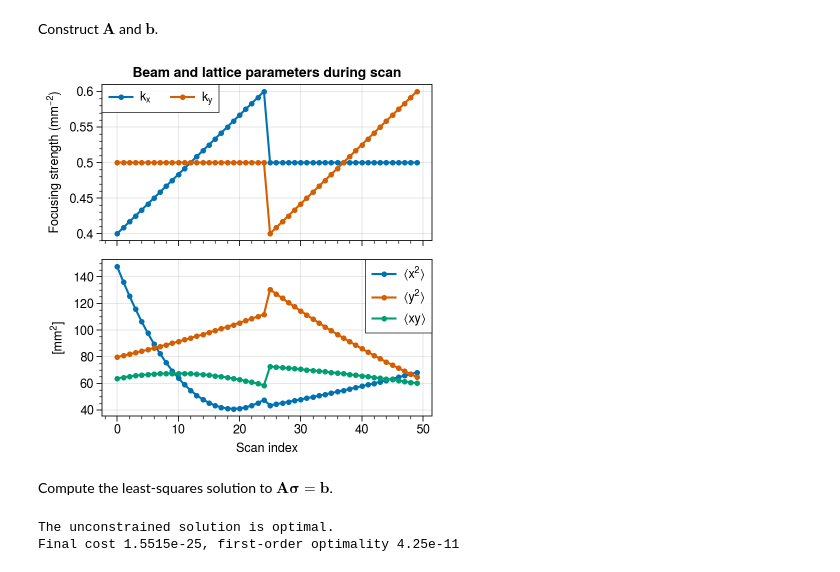
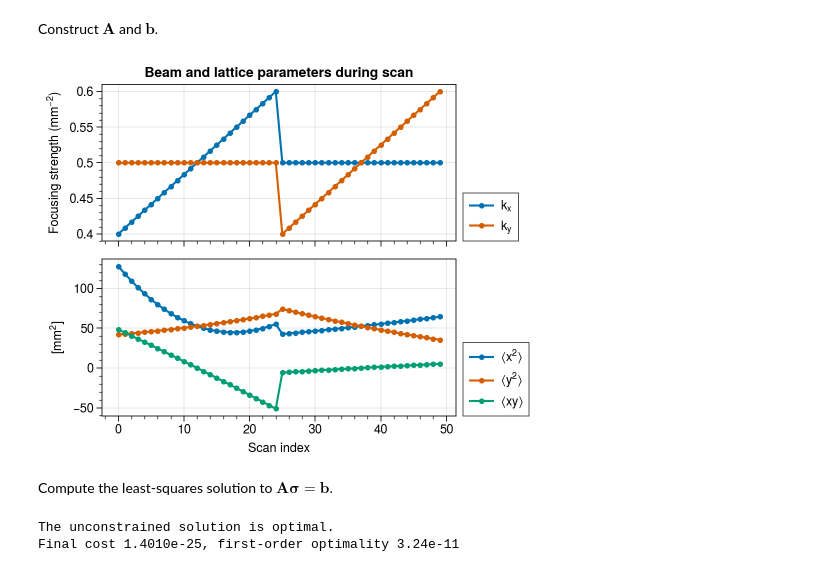
Before and after one commit to austin-hoover/accphys-tools, a Jupyter notebook: jupyter_notebooks/sigma_reconstruction.ipynb, the cells around one changed output. Cells and saved outputs as stored; diff of their text form; code cells hidden in the pictures.

```diff
--- a/jupyter_notebooks/sigma_reconstruction.ipynb
+++ b/jupyter_notebooks/sigma_reconstruction.ipynb
@@ -92,7 +80,7 @@ def get_vec(Sigma):
 env = Envelope(eps=25)
 env.match_bare(lattice.M, method='2D')
 
-init_params = env.params
+init_params = np.copy(env.params)
 Sigma0 = env.cov()
 sigma0 = get_vec(Sigma0)
 show(Sigma0, 'Covariance matrix at s0')
@@ -116,3 +98,24 @@ k2_vals[nscans//2:] = np.linspace(0.4, 0.6, nscans//2)
+# %%
+def get_kvals(kmin, kmax, nscans):
+    """Return quadrupole strengths at each scan index.
+
+    We linearly increase k1 (focusing quad) in the first half of the scan while
+    keeping k2 (defocusing quad) constant. This is flipped in the second half.
+    The strengths are measured in m^-2.
+    """
+    kavg = 0.5*(kmin + kmax)
+    k1vals, k2vals = np.full(nscans, kavg), np.full(nscans, kavg)
+    i = nscans // 2
+    linear_scan = np.linspace(kmin, kmax, i)
+    k1vals[:i] = linear_scan
+    if nscans % 2 != 0:
+        i += 1
+    k2vals[i:] = linear_scan
+    return k1vals, k2vals
+# %%
+nscans = 50
+kmin, kmax = (0.4, 0.6)
+k1vals, k2vals = get_kvals(kmin, kmax, nscans)
 # %% [markdown]
 Construct $\mathbf{A}$ and $\mathbf{b}$.
 # %%
@@ -138,24 +144,26 @@ b = np.array(b)
 # %%
-fig, axes = plot.subplots(nrows=2, figsize=(4, 4), spany=False)
-axes[0].plot(k1_vals, marker='.')
-axes[0].plot(k2_vals, marker='.')
-for data in y.T:
-    axes[1].plot(data, marker='.')
-axes[0].legend(labels=['$k_x$', '$k_y$'])
-axes[1].legend(labels=[r'$\langle{x^2}\rangle$', r'$\langle{y^2}\rangle$', r'$\langle{xy}\rangle$'], ncols=1);
+A, b = scan(env.params, kmin, kmax, nscans)
+
+fig, axes = plot.subplots(nrows=2, figsize=(5, 4), spany=False)
+axes[0].plot(k1vals, marker='.')
+axes[0].plot(k2vals, marker='.')
+for i in range(3):
+    axes[1].plot(b[i::3], marker='.')
+axes[0].legend(labels=['$k_x$', '$k_y$'], ncols=1, loc=(1.02, 0))
+axes[1].legend(labels=[r'$\langle{x^2}\rangle$', r'$\langle{y^2}\rangle$', r'$\langle{xy}\rangle$'], ncols=1, loc=(1.02, 0));
 axes.format(xlabel='Scan index', toplabels='Beam and lattice parameters during scan')
 myplt.set_labels(axes, ['Focusing strength ($mm^{-2}$)', '[$mm^2$]'], 'ylabel')
 # %% [output]
-[figure, old version]
+[figure, new version]
 # %% [markdown]
 Compute the least-squares solution to $\mathbf{A\sigma} = \mathbf{b}$.
 # %%
-lb = [0, 0, -np.inf, 0, 0, -np.inf, -np.inf, -np.inf, -np.inf, -np.inf]
-ub = 10 * [np.inf]
-result = opt.lsq_linear(A, b, bounds=(lb, ub), verbose=2)
+lower_bounds = [0, 0, -np.inf, 0, 0, -np.inf, -np.inf, -np.inf, -np.inf, -np.inf] # <x^2> can't be negative
+upper_bounds = 10 * [np.inf]
+result = opt.lsq_linear(A, b, bounds=(lower_bounds, upper_bounds), verbose=2)
 # %% [output]
 The unconstrained solution is optimal.
-Final cost 1.5515e-25, first-order optimality 4.25e-11
+Final cost 1.4010e-25, first-order optimality 3.24e-11
 # %%
 sigma = result.x
 Sigma = get_mat(sigma)
```
Also changed, not shown: parts of 12 cells of this notebook.
